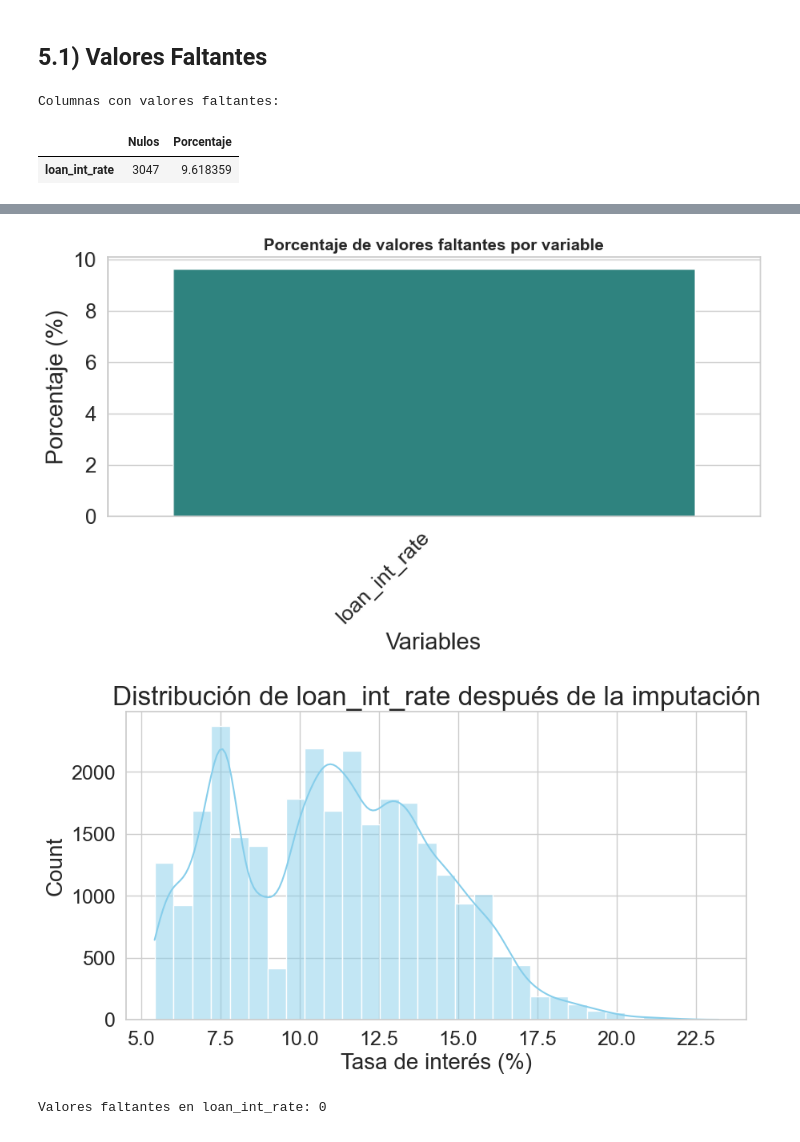
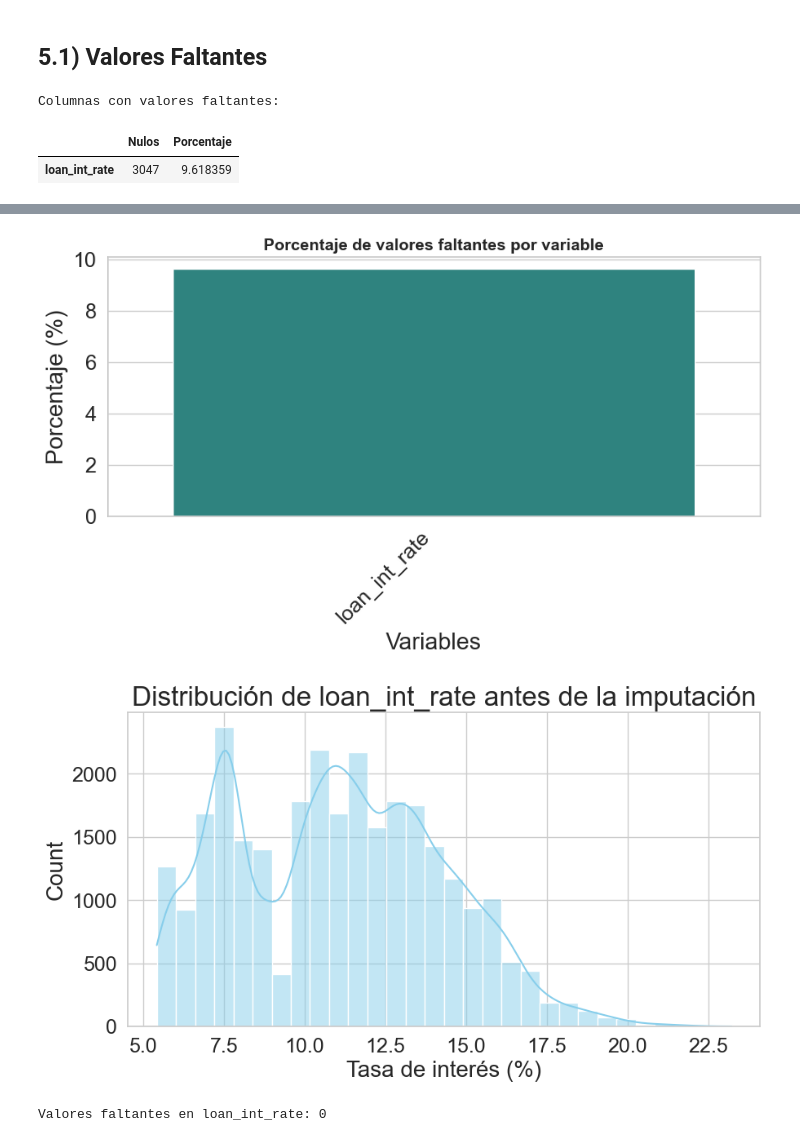
Before and after one commit to EderCabascango/Credit-Risk---ML, a Jupyter notebook: notebooks/01_EDA_and_cleaning.ipynb, the cells around one changed output, grey strips where cells are left out. Drawn from its saved outputs; the diff is of its cells as text; code cells hidden in the pictures.

```diff
--- a/notebooks/01_EDA_and_cleaning.ipynb
+++ b/notebooks/01_EDA_and_cleaning.ipynb
@@ -416,35 +416,35 @@ display(missing_df)
 plt.figure(figsize=(12, 6))
 sns.heatmap(df.isnull(), cbar=False, cmap='coolwarm', yticklabels=False)
 plt.title("Mapa de calor de valores faltantes por fila", fontsize=14, fontweight='bold')
 plt.xlabel("Variables")
 plt.ylabel("Filas")
 plt.show()
 
 # Porcentaje de nulos por variable
 if not missing_df.empty:
     plt.figure(figsize=(10, 4))
     sns.barplot(x=missing_df.index, y=missing_df['Porcentaje'], palette='viridis')
     plt.xticks(rotation=45, ha='right')
     plt.title("Porcentaje de valores faltantes por variable", fontsize=14, fontweight='bold')
     plt.ylabel("Porcentaje (%)")
     plt.xlabel("Variables")
     plt.show()
 else:
     print("✅ No se encontraron valores nulos en el dataset.")
 
 # Distribución de loan_int_rate antes de la imputación
 plt.figure(figsize=(10,5))
 sns.histplot(df['loan_int_rate'], bins=30, kde=True, color='skyblue')
-plt.title("Distribución de loan_int_rate después de la imputación")
+plt.title("Distribución de loan_int_rate antes de la imputación")
 plt.xlabel("Tasa de interés (%)")
 plt.show()
 # %% [output]
 Columnas con valores faltantes:
 |  | Nulos | Porcentaje |
 | loan_int_rate | 3047 | 9.618359 |
 [figure]
 [figure]
-[figure, old version]
+[figure, new version]
 # %%
 # Imputar loan_int_rate por grupo de loan_grade usando la mediana
 df['loan_int_rate'] = (
```
